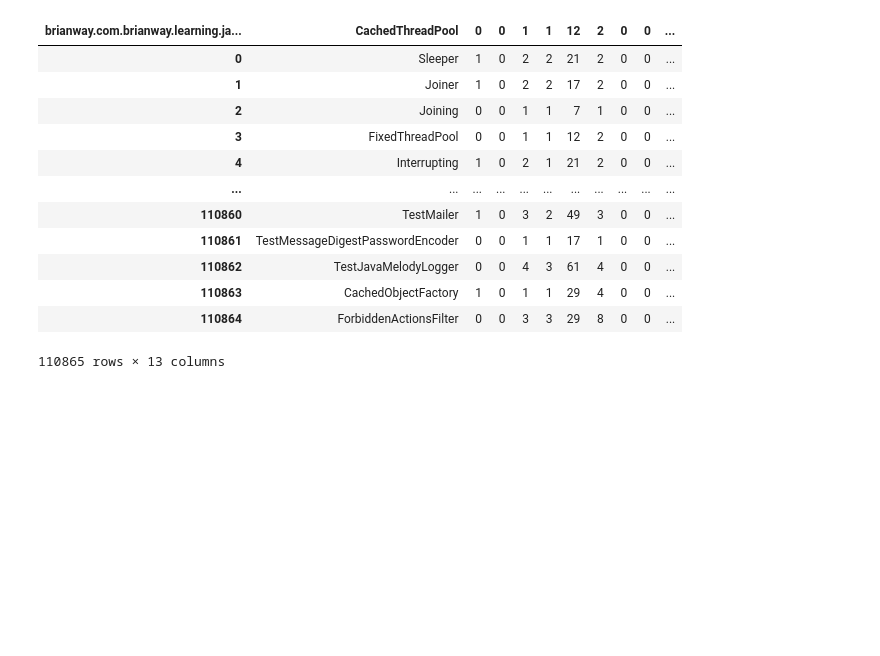
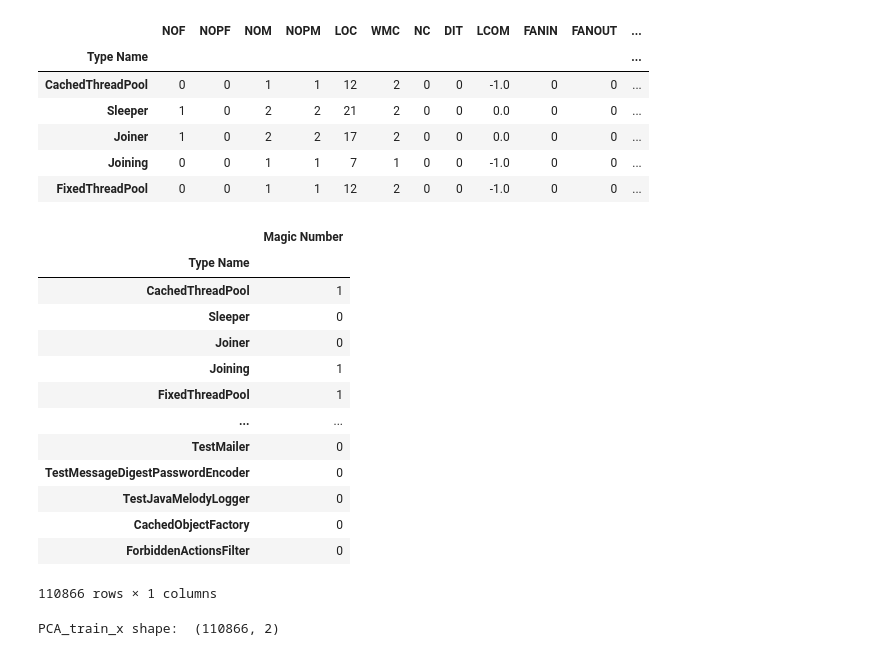
Before and after one commit to muyaho-universe/ipynbCodes, a Jupyter notebook: team_project.ipynb, the cells around one changed output. Drawn from its saved outputs; the diff is of its cells as text; code cells hidden in the pictures; blank space fills up the shorter version.

```diff
--- a/team_project.ipynb
+++ b/team_project.ipynb
@@ -1,30 +1,44 @@
 # %%
+import pickle
 import pandas as pd
-import numpy as np #import numpy
+import numpy as np
+import matplotlib.pyplot as plt
 
-df = pd.read_csv('metrics.csv', index_col='Project.Package Name')
+df = pd.read_csv('metrics.csv')
 df = df.drop_duplicates(subset=['Type Name'])
-df = df.drop(['Method Name', 'MLOC', 'CC', 'PC', 'Abstract Function Call From Constructor', 'Complex Conditional',
+df = df.drop(['Project.Package Name', 'Method Name', 'MLOC', 'CC', 'PC', 'Abstract Function Call From Constructor', 'Complex Conditional',
               'Complex Method', 'Empty catch clause', 'Long Identifier', 'Long Method', 'Long Parameter List',
               'Long Statement', 'Missing default', 'Deficient encapsulation', 'Unexploited modularization',
              'Broken modularization', 'Cyclically-dependent modularization', 'Hub-like modularization', 'Insufficient modularization',
              'Broken hierarchy', 'Cyclic hierarchy', 'Deep hierarchy', 'Missing hierarchy','Missing hierarchy',
              'Multipath hierarchy', 'Rebellious hierarchy', 'Wide hierarchy'], axis=1)
 
-headers = df.iloc[0]
-new_df  = pd.DataFrame(df.values[1:], columns=headers)
-new_df
+df.set_index('Type Name', inplace = True)
+df.head()
 # %% [output]
-| brianway.com.brianway.learning.ja... | CachedThreadPool | 0 | 0 | 1 | 1 | 12 | 2 | 0 | 0 | ... |
-| 0 | Sleeper | 1 | 0 | 2 | 2 | 21 | 2 | 0 | 0 | ... |
-| 1 | Joiner | 1 | 0 | 2 | 2 | 17 | 2 | 0 | 0 | ... |
-| 2 | Joining | 0 | 0 | 1 | 1 | 7 | 1 | 0 | 0 | ... |
-| 3 | FixedThreadPool | 0 | 0 | 1 | 1 | 12 | 2 | 0 | 0 | ... |
-| 4 | Interrupting | 1 | 0 | 2 | 1 | 21 | 2 | 0 | 0 | ... |
-| ... | ... | ... | ... | ... | ... | ... | ... | ... | ... | ... |
-| 110860 | TestMailer | 1 | 0 | 3 | 2 | 49 | 3 | 0 | 0 | ... |
-| 110861 | TestMessageDigestPasswordEncoder | 0 | 0 | 1 | 1 | 17 | 1 | 0 | 0 | ... |
-| 110862 | TestJavaMelodyLogger | 0 | 0 | 4 | 3 | 61 | 4 | 0 | 0 | ... |
-| 110863 | CachedObjectFactory | 1 | 0 | 1 | 1 | 29 | 4 | 0 | 0 | ... |
-| 110864 | ForbiddenActionsFilter | 0 | 0 | 3 | 3 | 29 | 8 | 0 | 0 | ... |
+|  | NOF | NOPF | NOM | NOPM | LOC | WMC | NC | DIT | LCOM | FANIN | FANOUT | ... |
+| Type Name |  |  |  |  |  |  |  |  |  |  |  | ... |
+| CachedThreadPool | 0 | 0 | 1 | 1 | 12 | 2 | 0 | 0 | -1.0 | 0 | 0 | ... |
+| Sleeper | 1 | 0 | 2 | 2 | 21 | 2 | 0 | 0 | 0.0 | 0 | 0 | ... |
+| Joiner | 1 | 0 | 2 | 2 | 17 | 2 | 0 | 0 | 0.0 | 0 | 0 | ... |
+| Joining | 0 | 0 | 1 | 1 | 7 | 1 | 0 | 0 | -1.0 | 0 | 0 | ... |
+| FixedThreadPool | 0 | 0 | 1 | 1 | 12 | 2 | 0 | 0 | -1.0 | 0 | 0 | ... |
-110865 rows × 13 columns
+# %%
+train_x = df.iloc[:,0:11]
+train_y = df.iloc[:,11:12]
+train_y
+# %% [output]
+|  | Magic Number |
+| Type Name |  |
+| CachedThreadPool | 1 |
+| Sleeper | 0 |
+| Joiner | 0 |
+| Joining | 1 |
+| FixedThreadPool | 1 |
+| ... | ... |
+| TestMailer | 0 |
+| TestMessageDigestPasswordEncoder | 0 |
+| TestJavaMelodyLogger | 0 |
+| CachedObjectFactory | 0 |
+| ForbiddenActionsFilter | 0 |
+110866 rows × 1 columns
@@ -30,0 +50,4 @@ new_df
+# %%
+print('PCA_train_x shape: ', PCA_train_x.shape)
+# %% [output]
+PCA_train_x shape:  (110866, 2)
```
Also changed, not shown: parts of 19 cells of this notebook.
